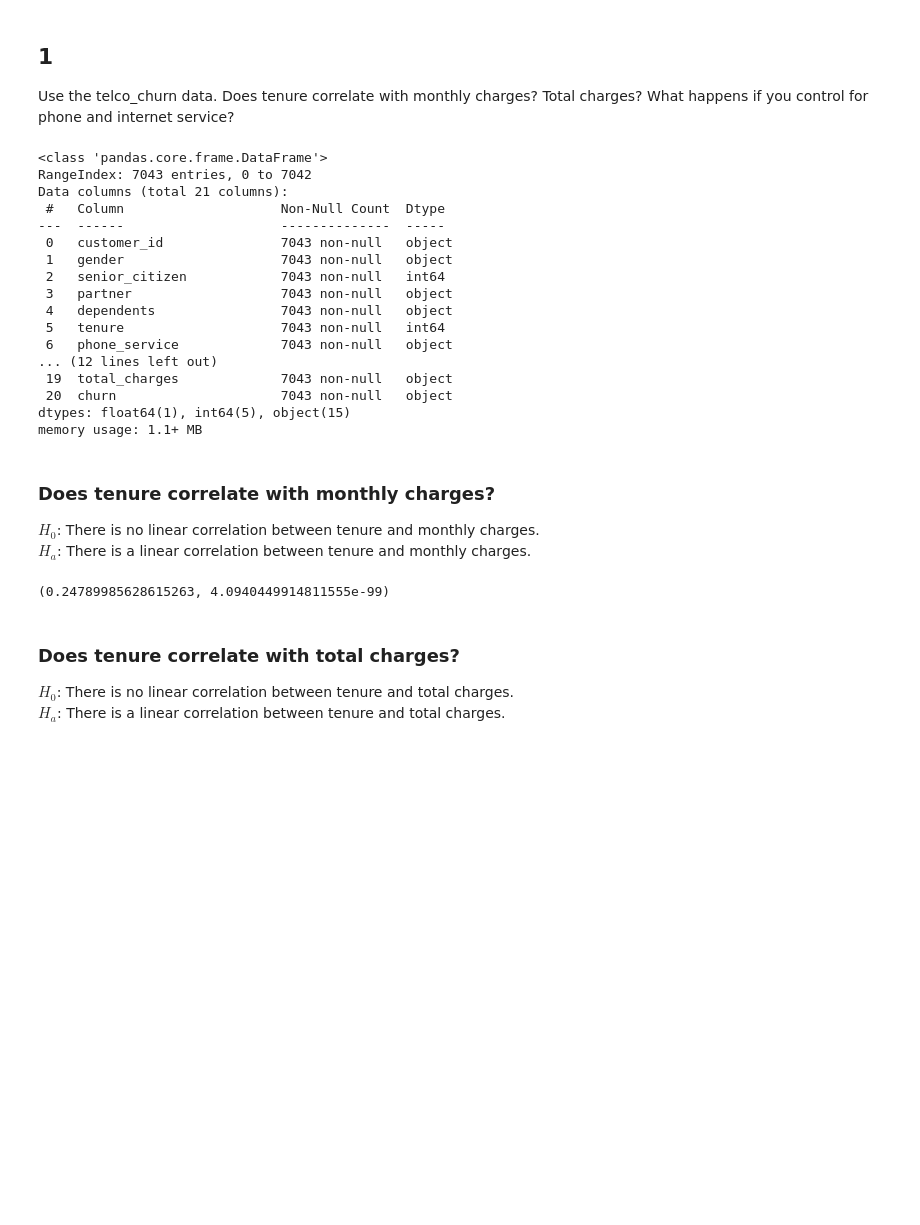
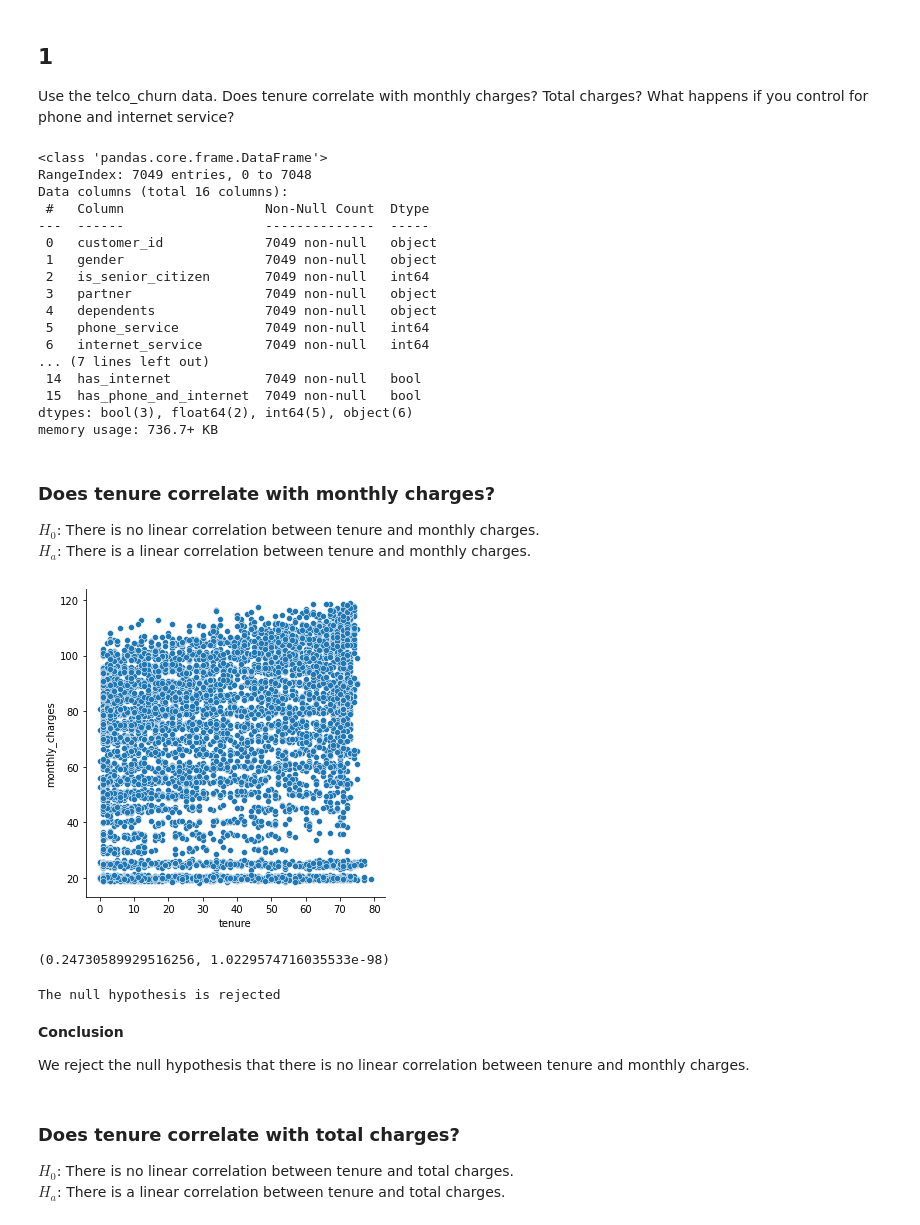
Before and after one commit to alegarcia-dev/statistics-exercises, a Jupyter notebook: hypothesis_testing.ipynb, the cells around one changed output. Cells and saved outputs as stored; diff of their text form; code cells hidden in the pictures; blank space fills up the shorter version.

Commit message:
Completed correlation exercises

```diff
--- a/hypothesis_testing.ipynb
+++ b/hypothesis_testing.ipynb
@@ -331,37 +333,49 @@ Use the telco_churn data. Does tenure correlate with monthly charges? Total char
 # %%
 # We will download the telco_churn data from mysql
 
-customers = pd.read_sql('SELECT * FROM customers', get_db_url('telco_churn'))
+customers = pd.read_csv('telco_churn.csv')
 customers.info()
 # %% [output]
 <class 'pandas.core.frame.DataFrame'>
-RangeIndex: 7043 entries, 0 to 7042
-Data columns (total 21 columns):
- #   Column                    Non-Null Count  Dtype
----  ------                    --------------  -----
- 0   customer_id               7043 non-null   object
- 1   gender                    7043 non-null   object
- 2   senior_citizen            7043 non-null   int64
- 3   partner                   7043 non-null   object
- 4   dependents                7043 non-null   object
- 5   tenure                    7043 non-null   int64
- 6   phone_service             7043 non-null   object
-... (12 lines left out)
- 19  total_charges             7043 non-null   object
- 20  churn                     7043 non-null   object
-dtypes: float64(1), int64(5), object(15)
-memory usage: 1.1+ MB
+RangeIndex: 7049 entries, 0 to 7048
+Data columns (total 16 columns):
+ #   Column                  Non-Null Count  Dtype
+---  ------                  --------------  -----
+ 0   customer_id             7049 non-null   object
+ 1   gender                  7049 non-null   object
+ 2   is_senior_citizen       7049 non-null   int64
+ 3   partner                 7049 non-null   object
+ 4   dependents              7049 non-null   object
+ 5   phone_service           7049 non-null   int64
+ 6   internet_service        7049 non-null   int64
+... (7 lines left out)
+ 14  has_internet            7049 non-null   bool
+ 15  has_phone_and_internet  7049 non-null   bool
+dtypes: bool(3), float64(2), int64(5), object(6)
+memory usage: 736.7+ KB
 # %% [markdown]
 ### Does tenure correlate with monthly charges?
 
 $H_{0}$: There is no linear correlation between tenure and monthly charges.
 <br>
 $H_{a}$: There is a linear correlation between tenure and monthly charges.
+# %%
+sns.relplot(data = customers, x = 'tenure', y = 'monthly_charges');
+# %% [output]
+[figure, added]
 # %%
 r, p = stats.pearsonr(customers.tenure, customers.monthly_charges)
 r, p
 # %% [output]
-(0.24789985628615263, 4.0940449914811555e-99)
+(0.24730589929516256, 1.0229574716035533e-98)
+# %%
+test_correlation(p)
+# %% [output]
+The null hypothesis is rejected
+# %% [markdown]
+**Conclusion**
+
+We reject the null hypothesis that there is no linear correlation between tenure and monthly charges.
 # %% [markdown]
 ### Does tenure correlate with total charges?
 
```
Also changed, not shown: parts of 47 cells of this notebook.
